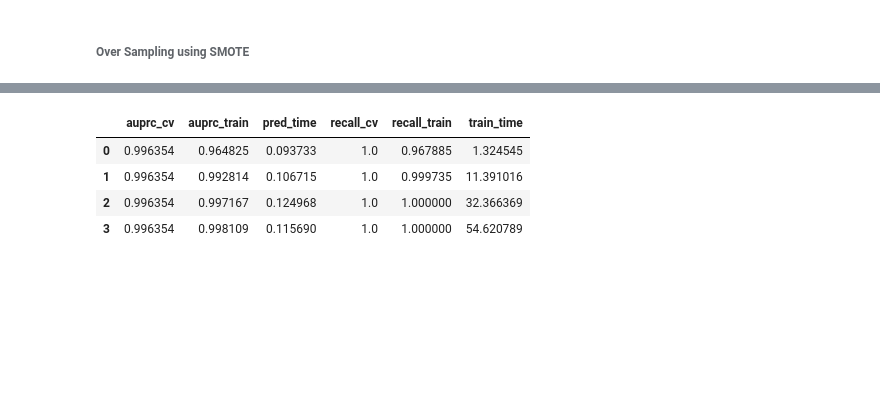
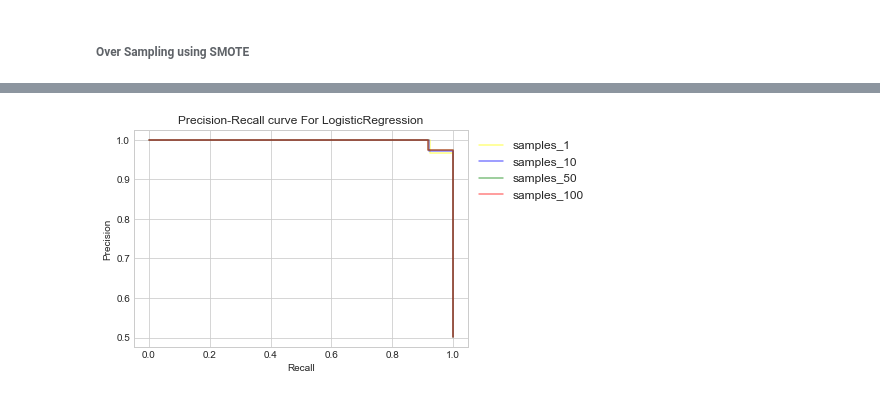
Before and after one commit to abhijeetkoranne/udacity-mlnd, a Jupyter notebook: Credit_Card_Fraud_Detection/Credit_Card_Fraud_Detection.ipynb, the cells around one changed output, grey strips where cells are left out. Cells and saved outputs as stored; diff of their text form; code cells hidden in the pictures; blank space fills up the shorter version.

```diff
--- a/Credit_Card_Fraud_Detection/Credit_Card_Fraud_Detection.ipynb
+++ b/Credit_Card_Fraud_Detection/Credit_Card_Fraud_Detection.ipynb
@@ -407,12 +413 @@ MLPClassifier trained on 278635 samples.
-# %%
-def  draw_precision_recall_curve (recall ,precision, label_name):
-
-    plt.step(recall, precision, color='red', alpha=0.5,linewidth=1.5,label=label_name)
-    plt.step(recall, precision, color='blue', alpha=0.5,linewidth=1.5,label=label_name)
-    plt.step(recall, precision, color='green', alpha=0.5,linewidth=1.5,label=label_name)
-    plt.step(recall, precision, color='yellow', alpha=0.5,linewidth=1.5,label=label_name)
-    plt.xlabel('Recall')
-    plt.ylabel('Precision')
-    plt.title('Precision-Recall curve')
-    plt.legend(loc='upper left', bbox_to_anchor=(1,1), fontsize = 'large')
 # %%
@@ -516,8 +527,17 @@ rv.show_results(results, auprc_benchmark, recall_benchmark)
-# %%
-pd.DataFrame(results[clf_name]).transpose()
-# %% [output]
-|  | auprc_cv | auprc_train | pred_time | recall_cv | recall_train | train_time |
-| 0 | 0.996354 | 0.964825 | 0.093733 | 1.0 | 0.967885 | 1.324545 |
-| 1 | 0.996354 | 0.992814 | 0.106715 | 1.0 | 0.999735 | 11.391016 |
-| 2 | 0.996354 | 0.997167 | 0.124968 | 1.0 | 1.000000 | 32.366369 |
-| 3 | 0.996354 | 0.998109 | 0.115690 | 1.0 | 1.000000 | 54.620789 |
+# %%
+def  draw_precision_recall_curve (recall ,precision,clf_name):
+    plt.step(recall[0], precision[0], color='yellow', alpha=0.5,linewidth=1.5,label='samples_1')
+    plt.step(recall[1], precision[1], color='blue', alpha=0.5,linewidth=1.5,label='samples_10')
+    plt.step(recall[2], precision[2], color='green', alpha=0.5,linewidth=1.5,label='samples_50')
+    plt.step(recall[3], precision[3], color='red', alpha=0.5,linewidth=1.5,label='samples_100')
+    plt.xlabel('Recall')
+    plt.ylabel('Precision')
+    plt.title('Precision-Recall curve For {}'.format(clf_name))
+    plt.legend(loc='best', bbox_to_anchor=(1,1), fontsize = 'large')
+# %%
+clf_name='LogisticRegression'
+recall =(pd.DataFrame(results[clf_name])).iloc[3]
+precision =(pd.DataFrame(results[clf_name])).iloc[2]
+draw_precision_recall_curve (recall,precision,clf_name)
+# %% [output]
+[figure, added]
```
Also changed, not shown: parts of 22 cells of this notebook.
